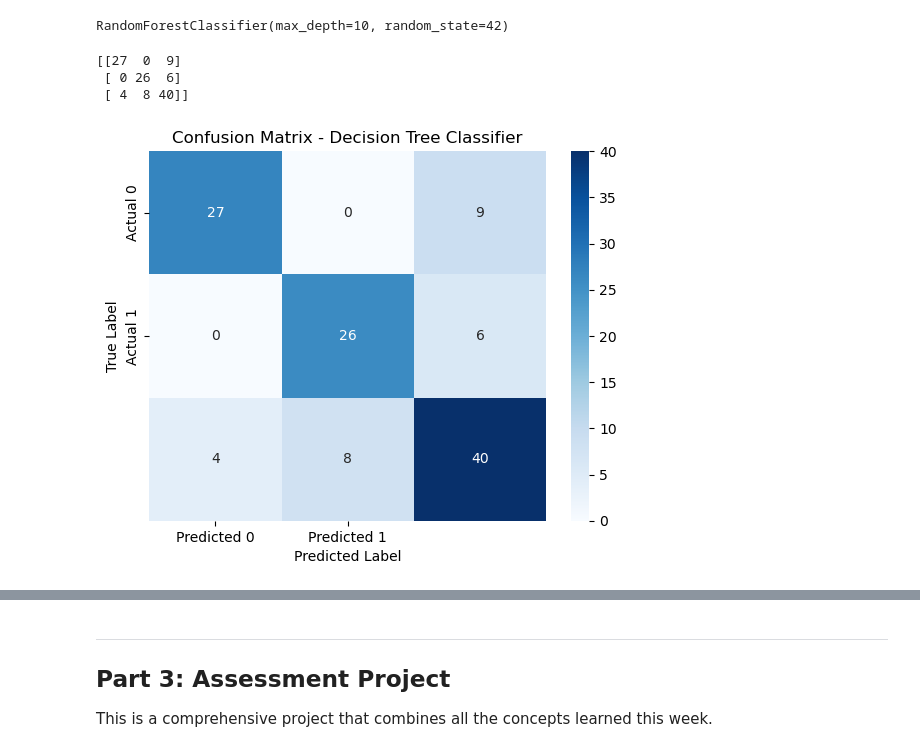
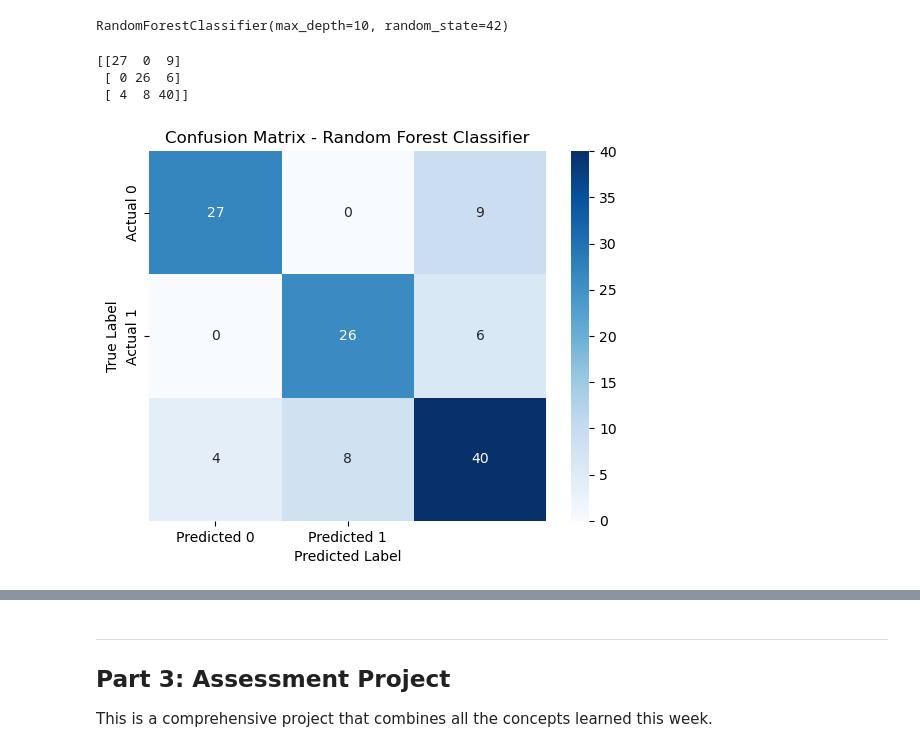
Before and after one commit to Blessing-Ekeh/dataraflow-week16-Regression, a Jupyter notebook: Take Home.ipynb, the cells around one changed output, grey strips where cells are left out. Cells and saved outputs as stored; diff of their text form; code cells hidden in the pictures.

```diff
--- a/Take Home.ipynb
+++ b/Take Home.ipynb
@@ -1369,22 +1374,22 @@ Y_rf_pred = RF_model.predict(X_test)
 # %%
 # Evaluate Random Forest
 #1. Confusion Matrix
 cm = confusion_matrix(Y_test, Y_rf_pred)
 print(cm)
 
 # Visualize using heatmap
 plt.figure()
 sns.heatmap(cm, annot=True, fmt='d', cmap='Blues',
             xticklabels=['Predicted 0', 'Predicted 1'],
             yticklabels=['Actual 0', 'Actual 1']
 )
 
 plt.xlabel('Predicted Label')
 plt.ylabel('True Label')
-plt.title('Confusion Matrix - Decision Tree Classifier')
+plt.title('Confusion Matrix - Random Forest Classifier')
 plt.show()
 # %% [output]
 [[27  0  9]
  [ 0 26  6]
  [ 4  8 40]]
-[figure, old version]
+[figure, new version]
```
Also changed, not shown: parts of 10 cells of this notebook.
